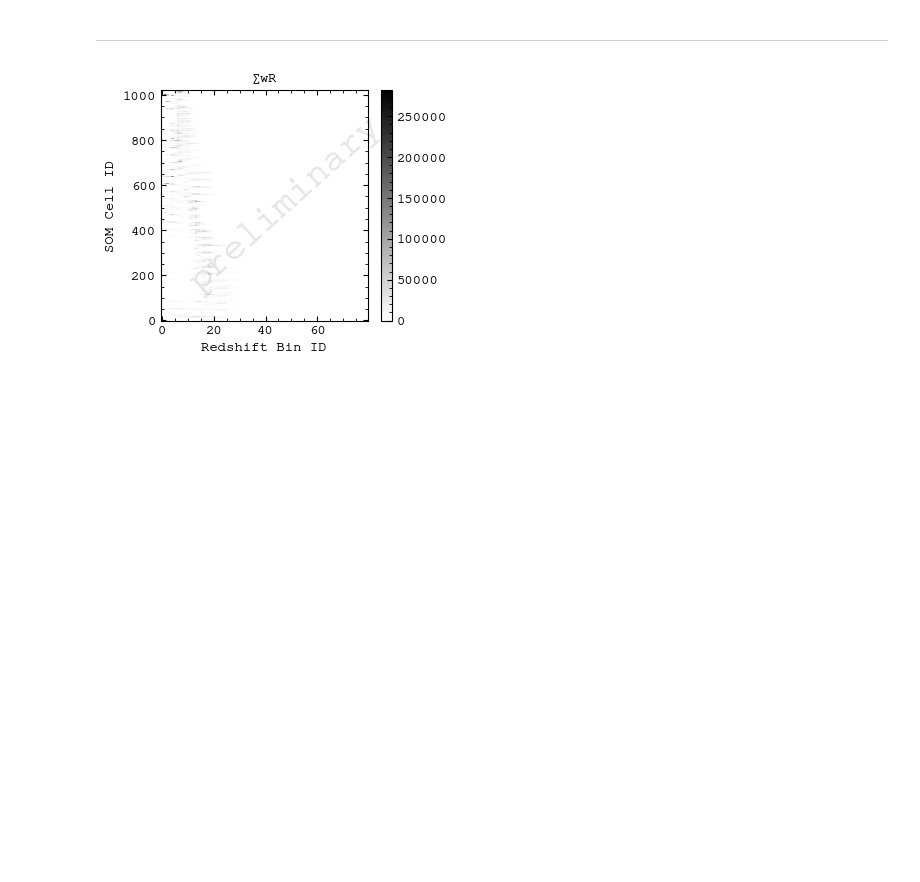
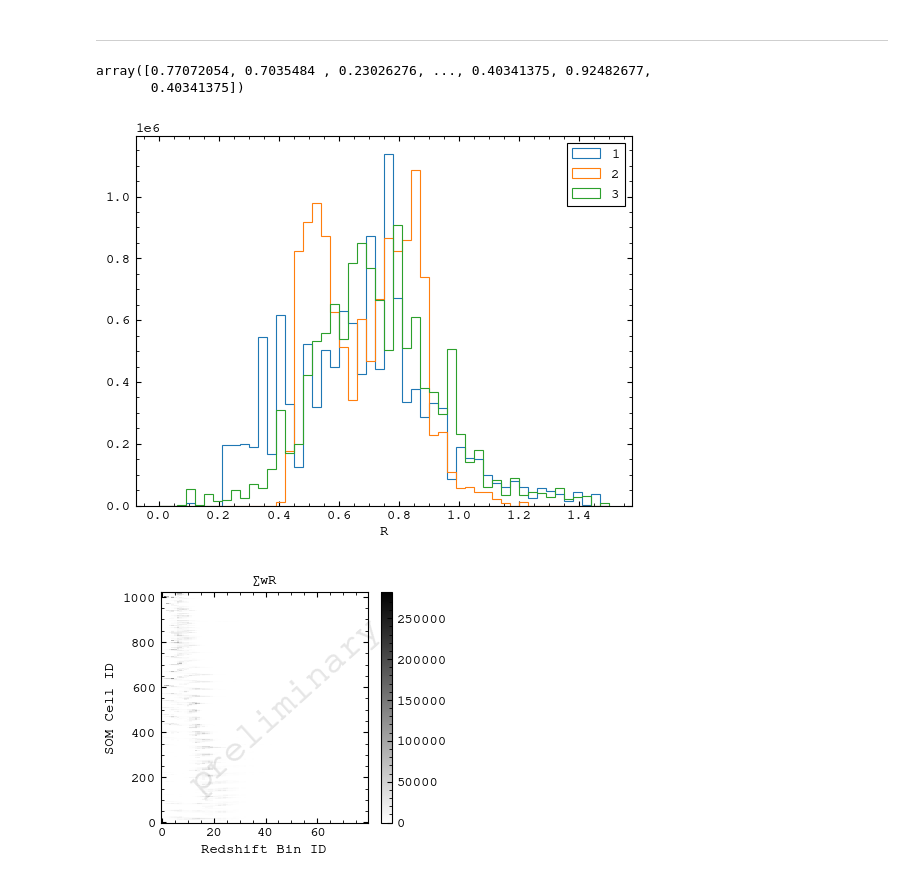
Before and after one commit to sidneymau/des-y6-image-sims-analysis, a Jupyter notebook: notebooks/2025_02_17_tomography/dev.ipynb, the cells around one changed output. Saved outputs shown, nothing was run; the diff lists cells and outputs as text; code cells hidden in the pictures; blank space fills up the shorter version.

```diff
--- a/notebooks/2025_02_17_tomography/dev.ipynb
+++ b/notebooks/2025_02_17_tomography/dev.ipynb
@@ -236,3 +358,38 @@ zedges = np.arange(0.01, 4.02, 0.05)  # from Boyan
 # _nz[:, 1] += _nz[:, 0]
 # _nz[:, 0] = 0
 # _nz = np.delete(_nz, (0), axis=1)
+# %%
+response_sim
+# %% [output]
+array([0.77072054, 0.7035484 , 0.23026276, ..., 0.40341375, 0.92482677,
+       0.40341375])
+# %%
+a1 = np.array([
+    response_sim[i]
+    for (i, cell) in enumerate(cell_sim)
+    if np.isfinite(cell)
+])
+# %%
+a2 = np.array([
+    som_grid_response_sim[cell.astype(int)]
+    for cell in cell_sim
+    if np.isfinite(cell)
+])
+# %%
+a3 = np.array([
+    som_response_sim[cell.astype(int)]
+    for cell in cell_sim
+    if np.isfinite(cell)
+])
+# %%
+_bins = np.linspace(0.0, 1.5, 51)
+
+plt.hist(a1, _bins, histtype="step", label="1")
+plt.hist(a2, _bins, histtype="step", label="2")
+plt.hist(a3, _bins, histtype="step", label="3")
+plt.legend()
+plt.xlabel("R")
+
+plt.show()
+# %% [output]
+[figure, added]
```
Also changed, not shown: parts of 26 cells of this notebook, 1 other file.
